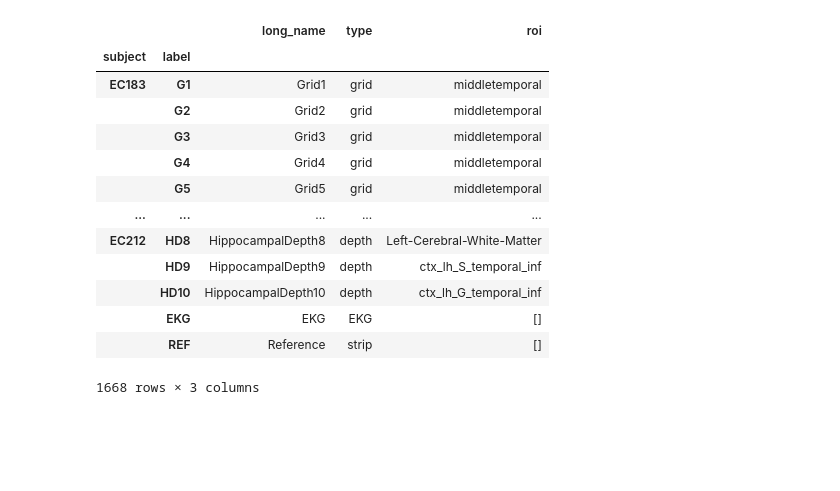
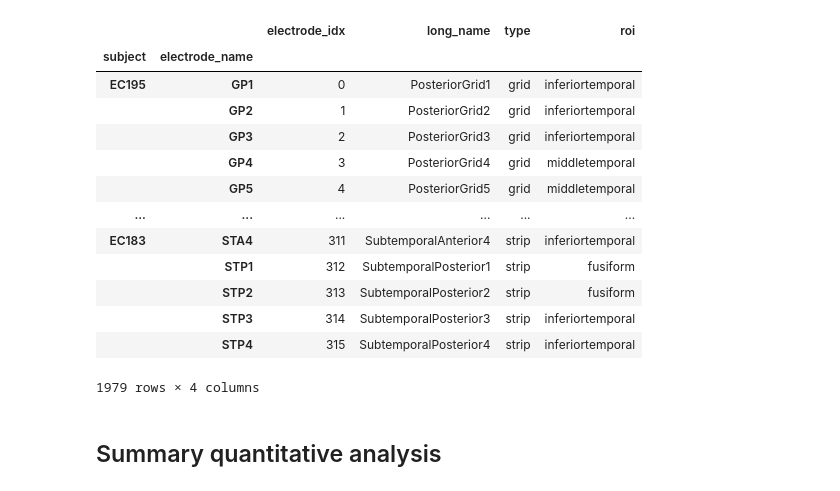
Before and after one commit to hans/ideal-word-representations, a Jupyter notebook: notebooks/encoding/compare_across_subject.ipynb, the cells around one changed output. Cells and saved outputs as stored; diff of their text form; code cells hidden in the pictures; blank space fills up the shorter version.

```diff
--- a/notebooks/encoding/compare_across_subject.ipynb
+++ b/notebooks/encoding/compare_across_subject.ipynb
@@ -10 +9,5 @@ output_dir = "../.."
+# %%
+encoders_dir = "../../outputs/encoders/"
+output_dir = "../.."
+dataset = "timit"
 # %%
@@ -89,24 +95,24 @@ sns.heatmap(coverage_df)
 # %%
-all_electrodes = list(Path("../../outputs/encoders").glob("*/*/electrodes.csv"))
+all_electrodes = list((Path(encoders_dir) / dataset).glob("*/*/electrodes.csv"))
 all_electrodes_df = pd.concat(
     [pd.read_csv(x) for x in all_electrodes],
     keys=[x.parent.name for x in all_electrodes],
     names=["subject"]
-).set_index("label", append=True).reset_index(level=1, drop=True)
+).set_index("electrode_name", append=True).reset_index(level=1, drop=True)
 all_electrodes_df = all_electrodes_df[~all_electrodes_df.index.duplicated()]
 all_electrodes_df
 # %% [output]
-|  |  | long_name | type | roi |
-| subject | label |  |  |  |
-| EC183 | G1 | Grid1 | grid | middletemporal |
-|  | G2 | Grid2 | grid | middletemporal |
-|  | G3 | Grid3 | grid | middletemporal |
-|  | G4 | Grid4 | grid | middletemporal |
-|  | G5 | Grid5 | grid | middletemporal |
-| ... | ... | ... | ... | ... |
-| EC212 | HD8 | HippocampalDepth8 | depth | Left-Cerebral-White-Matter |
-|  | HD9 | HippocampalDepth9 | depth | ctx_lh_S_temporal_inf |
-|  | HD10 | HippocampalDepth10 | depth | ctx_lh_G_temporal_inf |
-|  | EKG | EKG | EKG | [] |
-|  | REF | Reference | strip | [] |
+|  |  | electrode_idx | long_name | type | roi |
+| subject | electrode_name |  |  |  |  |
+| EC195 | GP1 | 0 | PosteriorGrid1 | grid | inferiortemporal |
+|  | GP2 | 1 | PosteriorGrid2 | grid | inferiortemporal |
+|  | GP3 | 2 | PosteriorGrid3 | grid | inferiortemporal |
+|  | GP4 | 3 | PosteriorGrid4 | grid | middletemporal |
+|  | GP5 | 4 | PosteriorGrid5 | grid | middletemporal |
+| ... | ... | ... | ... | ... | ... |
+| EC183 | STA4 | 311 | SubtemporalAnterior4 | strip | inferiortemporal |
+|  | STP1 | 312 | SubtemporalPosterior1 | strip | fusiform |
+|  | STP2 | 313 | SubtemporalPosterior2 | strip | fusiform |
+|  | STP3 | 314 | SubtemporalPosterior3 | strip | inferiortemporal |
+|  | STP4 | 315 | SubtemporalPosterior4 | strip | inferiortemporal |
-1668 rows × 3 columns
+1979 rows × 4 columns
@@ -113,3 +126,5 @@ all_electrodes_df
 # %%
 all_scores_df.to_csv(Path(output_dir) / "all_encoding_scores.csv")
 all_electrodes_df.to_csv(Path(output_dir) / "all_electrodes.csv")
+# %% [markdown]
+## Summary quantitative analysis
```
Also changed, not shown: parts of 22 cells of this notebook.
